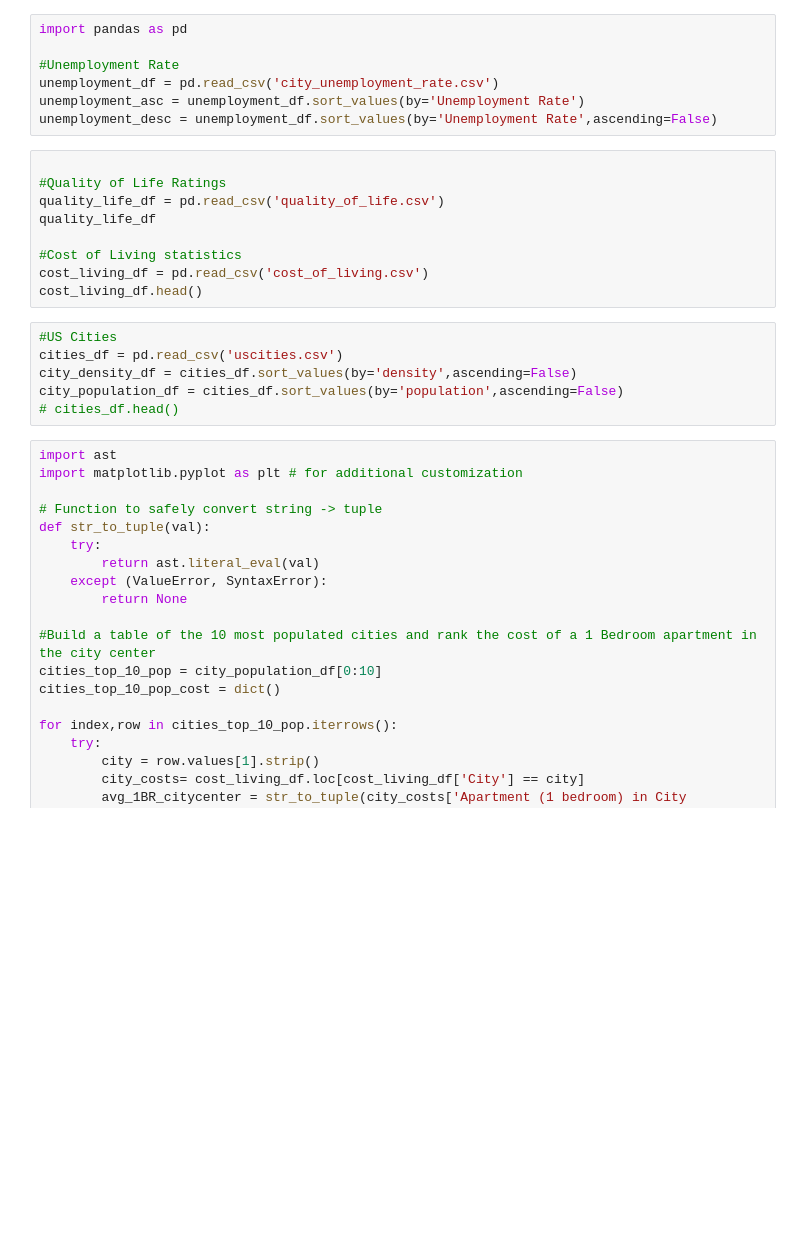
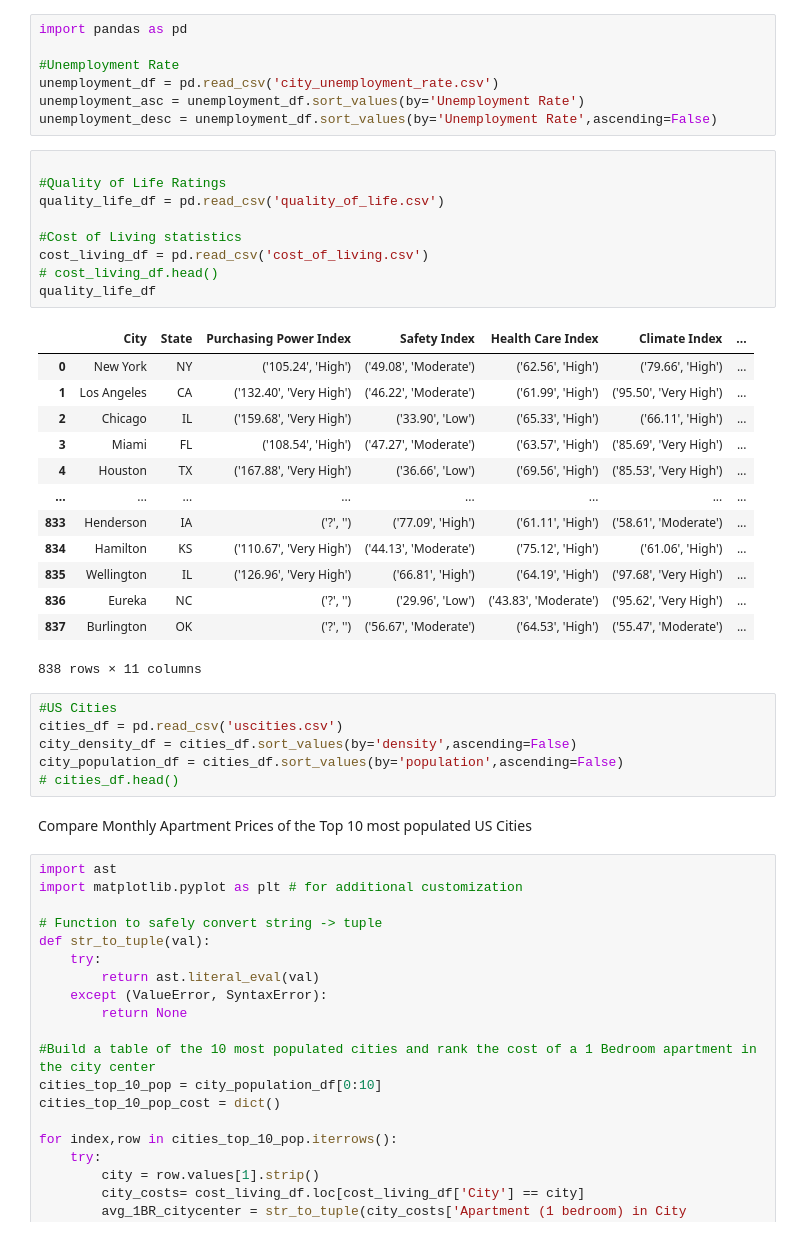
Before and after one commit to michaelyiu1/Cost_of_Living_Project, a Jupyter notebook: data_visualization.ipynb, the cells around one changed output. Cells and saved outputs as stored; diff of their text form; blank space fills up the shorter version.

Commit message:
add city labor force data from BLS API, data visualization for population vs quality of life

```diff
--- a/data_visualization.ipynb
+++ b/data_visualization.ipynb
@@ -8,18 +8,34 @@ unemployment_desc = unemployment_df.sort_values(by='Unemployment Rate',ascending
 # %%
 
 #Quality of Life Ratings
 quality_life_df = pd.read_csv('quality_of_life.csv')
-quality_life_df
 
 #Cost of Living statistics
 cost_living_df = pd.read_csv('cost_of_living.csv')
-cost_living_df.head()
+# cost_living_df.head()
+quality_life_df
+# %% [output]
+|  | City | State | Purchasing Power Index | Safety Index | Health Care Index | Climate Index | ... |
+| 0 | New York | NY | ('105.24', 'High') | ('49.08', 'Moderate') | ('62.56', 'High') | ('79.66', 'High') | ... |
+| 1 | Los Angeles | CA | ('132.40', 'Very High') | ('46.22', 'Moderate') | ('61.99', 'High') | ('95.50', 'Very High') | ... |
+| 2 | Chicago | IL | ('159.68', 'Very High') | ('33.90', 'Low') | ('65.33', 'High') | ('66.11', 'High') | ... |
+| 3 | Miami | FL | ('108.54', 'High') | ('47.27', 'Moderate') | ('63.57', 'High') | ('85.69', 'Very High') | ... |
+| 4 | Houston | TX | ('167.88', 'Very High') | ('36.66', 'Low') | ('69.56', 'High') | ('85.53', 'Very High') | ... |
+| ... | ... | ... | ... | ... | ... | ... | ... |
+| 833 | Henderson | IA | ('?', '') | ('77.09', 'High') | ('61.11', 'High') | ('58.61', 'Moderate') | ... |
+| 834 | Hamilton | KS | ('110.67', 'Very High') | ('44.13', 'Moderate') | ('75.12', 'High') | ('61.06', 'High') | ... |
+| 835 | Wellington | IL | ('126.96', 'Very High') | ('66.81', 'High') | ('64.19', 'High') | ('97.68', 'Very High') | ... |
+| 836 | Eureka | NC | ('?', '') | ('29.96', 'Low') | ('43.83', 'Moderate') | ('95.62', 'Very High') | ... |
+| 837 | Burlington | OK | ('?', '') | ('56.67', 'Moderate') | ('64.53', 'High') | ('55.47', 'Moderate') | ... |
+838 rows × 11 columns
 # %%
 #US Cities
 cities_df = pd.read_csv('uscities.csv')
 city_density_df = cities_df.sort_values(by='density',ascending=False)
 city_population_df = cities_df.sort_values(by='population',ascending=False)
 # cities_df.head()
+# %% [markdown]
+Compare Monthly Apartment Prices of the Top 10 most populated US Cities
 # %%
 import ast
 import matplotlib.pyplot as plt # for additional customization
```
Also changed, not shown: parts of 2 cells of this notebook, 1 other file.
